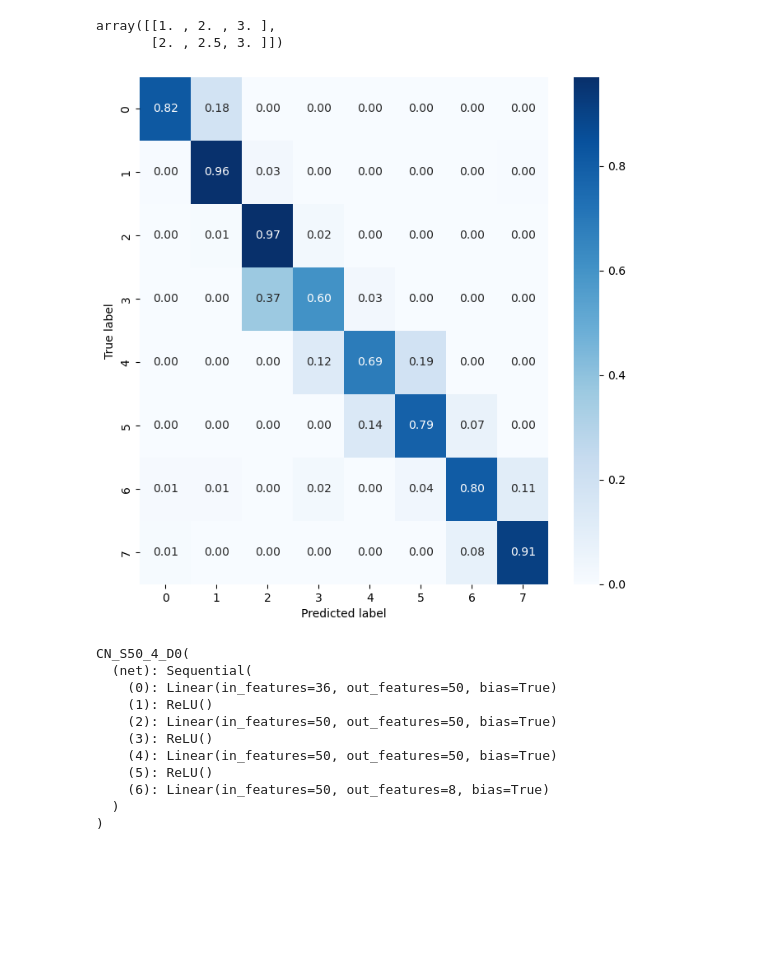
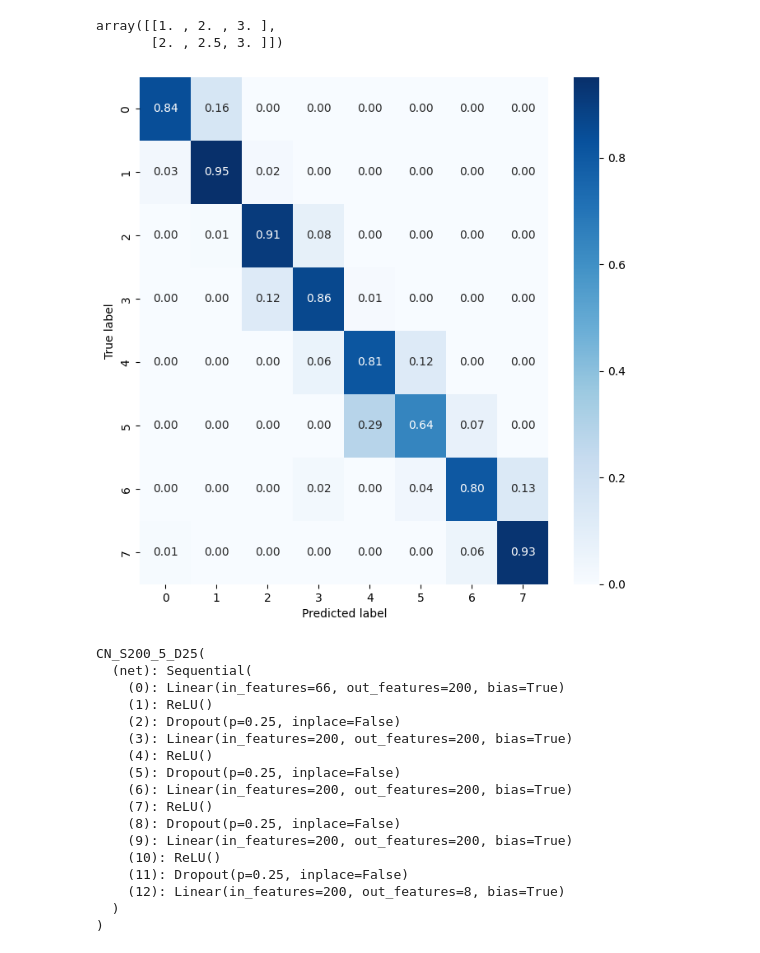
Before and after one commit to IncubyteAI/sports.ai, a Jupyter notebook: model_training/model.ipynb, the cells around one changed output. Drawn from its saved outputs; the diff is of its cells as text; code cells hidden in the pictures; blank space fills up the shorter version.

Commit message:
new dataset for all human coords

```diff
--- a/model_training/model.ipynb
+++ b/model_training/model.ipynb
@@ -8,7 +8,7 @@ from torch.utils.data import Dataset
 import pandas as pd
 class CoordDataset(Dataset):
     def __init__(self):
-        df = pd.read_csv("datasets/coord_dataset.csv")
+        df = pd.read_csv("datasets/all_coords_dataset.csv")
         self.X = torch.tensor(df.to_numpy()[:, 1:-1], dtype=torch.float32)
         self.y = torch.tensor(df.to_numpy()[:, -1], dtype=torch.long)
 
@@ -31,8 +31,8 @@ len(train), len(val), len(test)
 # %%
 import torch.nn as nn
 import torch
-from models.models import CN_S50_4_D0
+from models.models import CN_S200_5_D25
 
-model = CN_S50_4_D0()
+model = CN_S200_5_D25()
 model
 # %% [output]
@@ -71,6 +77,6 @@ torch.save(model.state_dict(), "models/model_state_dict_CN_S50_4_D0.pt")
 # %%
-model = CN_S50_4_D0()
-model.load_state_dict(torch.load("../models/model_state_dict_CN_S50_4_D0.pt"))
+model = CN_S200_5_D25()
+model.load_state_dict(torch.load("/Users/tanayagrawal/sports-ai/models/model_state_dict_CN_S200_5_D25_66.pt"))
 model.eval()
 train_loader = DataLoader(train, batch_size=BATCH_SIZE, shuffle=False)
 correct = 0
@@ -129,50 +135,56 @@ array([[1. , 2. , 3. ],
 # %%
 import seaborn as sns
 from sklearn.metrics import confusion_matrix
 import matplotlib.pyplot as plt
 from torch.utils.data import DataLoader
-from models.models import CN_S50_4_D0
+from models.models import CN_S200_5_D25
 import numpy as np
 
 # get predicted labels for val dataset
 val_loader = DataLoader(val, batch_size=BATCH_SIZE, shuffle=False)
 y_true = []
 y_pred = []
-model = CN_S50_4_D0()
-model.load_state_dict(torch.load("models/model_state_dict_CN_S50_4_D0.pt"))
+model = CN_S200_5_D25()
+model.load_state_dict(torch.load("/Users/tanayagrawal/sports-ai/models/model_state_dict_CN_S200_5_D25_66.pt"))
 model.eval()
 for X, y in val_loader:
     y_hat = model(X)
     _, predicted = torch.max(y_hat.data, 1)
     y_true.extend(y.numpy())
     y_pred.extend(predicted.numpy())
 
 # get confusion matrix
 cm = confusion_matrix(y_true, y_pred)
 value_counts = np.unique(dataset.y[val.indices], return_counts=True)[1]
 cm = cm / value_counts[:, None]
 # plot confusion matrix
 plt.figure(figsize=(8, 8))
 sns.heatmap(cm, annot=True, cmap='Blues', fmt='.2f', xticklabels=range(8), yticklabels=range(8))
 plt.xlabel('Predicted label')
 plt.ylabel('True label')
 plt.show()
 # %% [output]
-[figure, old version]
+[figure, new version]
 # %%
-model = CN_S50_4_D0()
-model.load_state_dict(torch.load("../models/model_state_dict_CN_S50_4_D0.pt"))
+model = CN_S200_5_D25()
+model.load_state_dict(torch.load("/Users/tanayagrawal/sports-ai/models/model_state_dict_CN_S200_5_D25_66.pt"))
 model.eval()
 # %% [output]
-CN_S50_4_D0(
+CN_S200_5_D25(
   (net): Sequential(
-    (0): Linear(in_features=36, out_features=50, bias=True)
+    (0): Linear(in_features=66, out_features=200, bias=True)
     (1): ReLU()
-    (2): Linear(in_features=50, out_features=50, bias=True)
-    (3): ReLU()
-    (4): Linear(in_features=50, out_features=50, bias=True)
-    (5): ReLU()
-    (6): Linear(in_features=50, out_features=8, bias=True)
+    (2): Dropout(p=0.25, inplace=False)
+    (3): Linear(in_features=200, out_features=200, bias=True)
+    (4): ReLU()
+    (5): Dropout(p=0.25, inplace=False)
+    (6): Linear(in_features=200, out_features=200, bias=True)
+    (7): ReLU()
+    (8): Dropout(p=0.25, inplace=False)
+    (9): Linear(in_features=200, out_features=200, bias=True)
+    (10): ReLU()
+    (11): Dropout(p=0.25, inplace=False)
+    (12): Linear(in_features=200, out_features=8, bias=True)
   )
 )
 # %%
```
Also changed, not shown: parts of 7 cells of this notebook, 12 other files.
